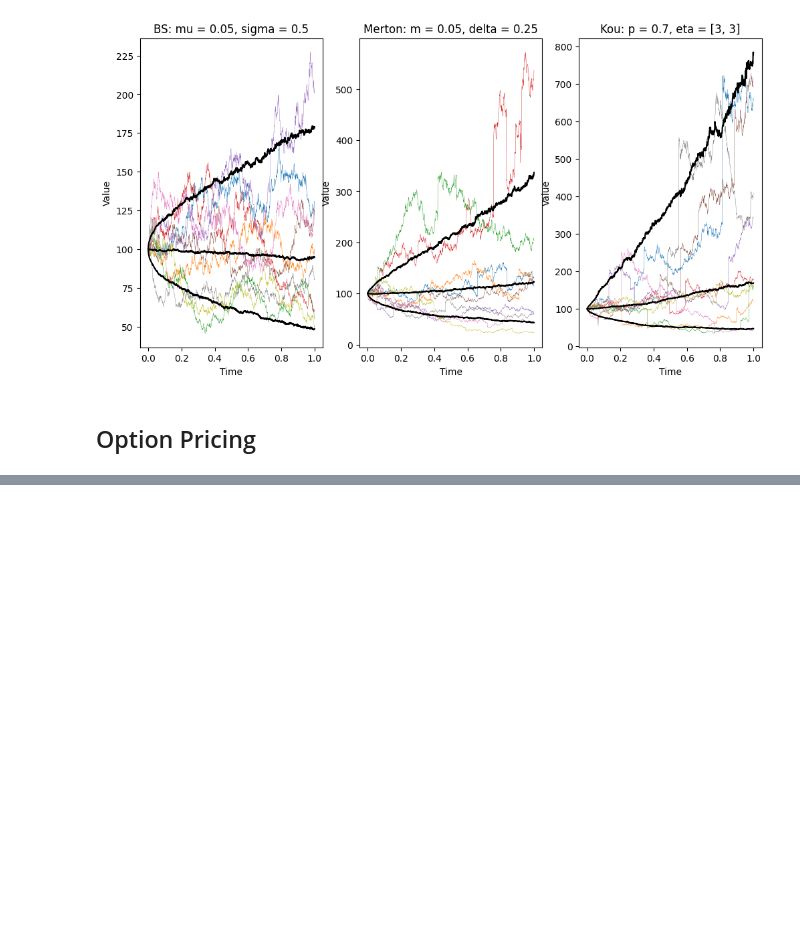
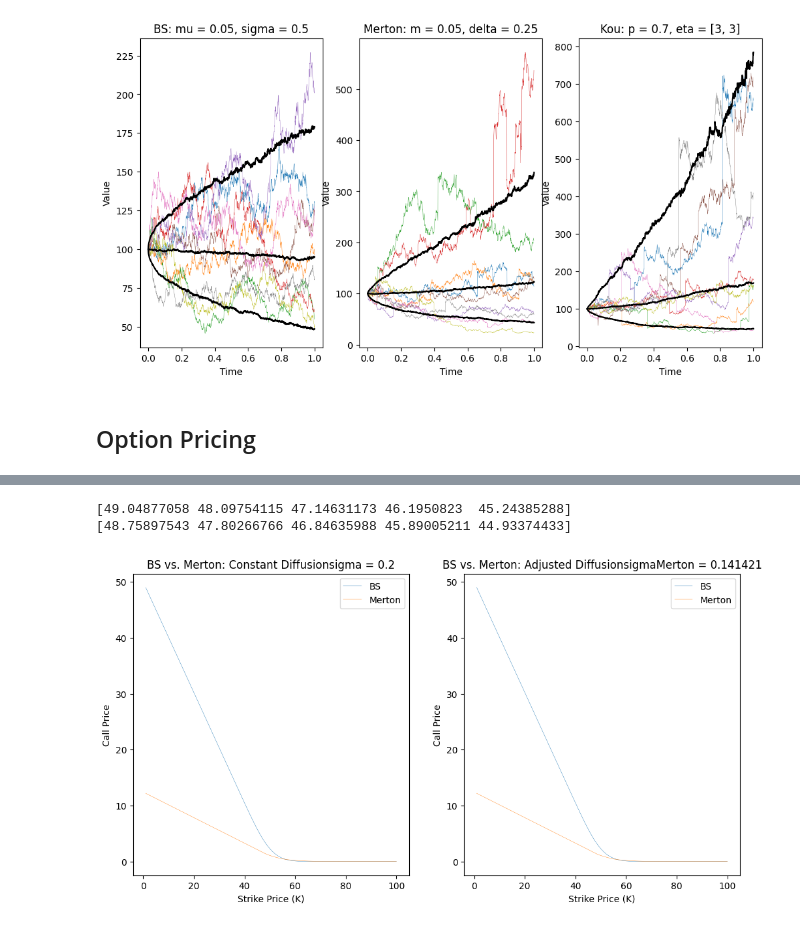
Before and after one commit to alexfaassen/STA2502, a Jupyter notebook: STA2502Report.ipynb, the cells around one changed output, grey strips where cells are left out. Drawn from its saved outputs; the diff is of its cells as text; code cells hidden in the pictures; blank space fills up the shorter version.

```diff
--- a/STA2502Report.ipynb
+++ b/STA2502Report.ipynb
@@ -38,5 +38,10 @@ np.random.binomial(1, 0.5)
 np.log(10)
 
 tmp = [1, 1]; print(tmp)
+
+val = 0; print(val)
+val += 1; print(val)
+
+np.math.factorial(3)
 # %% [output]
 [1, 1]
@@ -208,0 +214,71 @@ plt.show()
+# %%
+## Helper functions
+# Black-Scholes
+def call_BS(St, k, r, sigma, T, t = 0):
+    dpos = (np.log(St/k) + (r + sigma**2/2)*(T - t))/(sigma * np.sqrt(T - t))
+    dneg = (np.log(St/k) + (r - sigma**2/2)*(T - t))/(sigma * np.sqrt(T - t))
+    return St * stats.norm.cdf(dpos) - k * np.exp(-r * (T - t)) * stats.norm.cdf(dneg)
+
+# Merton
+def call_Merton(lam, m, delta, St, k, r, sigma, T, t = 0):
+    val = 0
+    lam_bar = lam * np.exp(m + delta**2/2)
+    delta_T = T - t
+    for i in range(100):
+        sigma_i = sigma**2 + (i * delta**2)/delta_T
+        r_i = r - lam * (np.exp(m + delta**2/2) - 1) + i*(m + delta**2/2)/delta_T
+        val += (lam_bar * delta_T)/np.math.factorial(i) * call_BS(St, k, r_i, sigma_i, T, t)
+    return np.exp(-lam_bar) * val
+
+
+# Tests
+print(call_BS(50, np.arange(5) + 1, 0.05, 0.2, 1))
+
+print(call_Merton(1, 0.1, 0.1, 50, np.arange(5) + 1, 0.05, 0.2, 1))
+# %% [output]
+[49.04877058 48.09754115 47.14631173 46.1950823  45.24385288]
+[48.75897543 47.80266766 46.84635988 45.89005211 44.93374433]
+# %%
+## Figures
+# Parameters
+St = 50
+k = np.arange(0, 100) + 1
+r = 0.05
+T = 0.25
+Ndt = 1000
+sigma_BS = 0.2
+# Merton
+sigma_Merton = 0.141421
+lam = 1
+m = 0.1
+delta = 0.1
+
+# Call prices - Plots
+np.random.seed(2502)
+fig, axes = plt.subplots(1, 2, figsize=(12,6), sharex=True)
+
+# Constant diffusion
+price = np.transpose(np.array([call_BS(St, k, r, sigma_BS, T), call_Merton(lam, m, delta, St, k, r, sigma_BS, T)]))
+# Plot the call price
+axes[0].plot(k, price, linewidth=0.3, label = ["BS", "Merton"])
+# axes[0].plot(t, np.quantile(price, [0.1, 0.5, 0.9], axis=1).transpose(),
+#             linewidth=1.5, color='black')
+axes[0].set_title("BS vs. Merton: Constant Diffusion" + r"sigma = " + str(sigma_BS))
+axes[0].set_xlabel('Strike Price (K)')
+axes[0].set_ylabel('Call Price')
+axes[0].legend()
+
+# Adjusted diffusion
+price = np.transpose(np.array([call_BS(St, k, r, sigma_BS, T), call_Merton(lam, m, delta, St, k, r, sigma_Merton, T)]))
+# Plot the call price
+axes[1].plot(k, price, linewidth=0.3, label = ["BS", "Merton"])
+# axes[0].plot(t, np.quantile(price, [0.1, 0.5, 0.9], axis=1).transpose(),
+#             linewidth=1.5, color='black')
+axes[1].set_title("BS vs. Merton: Adjusted Diffusion" + r"sigmaMerton = " + str(sigma_Merton))
+axes[1].set_xlabel('Strike Price (K)')
+axes[1].set_ylabel('Call Price')
+axes[1].legend()
+
+plt.show()
+# %% [output]
+[figure, added]
```
Also changed, not shown: parts of 4 cells of this notebook.
